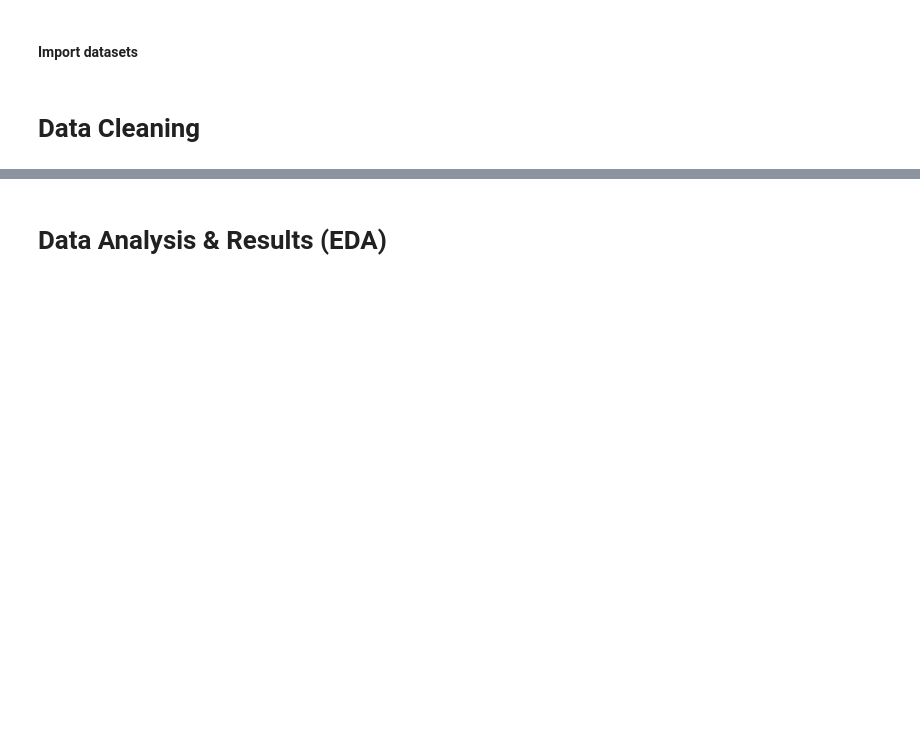
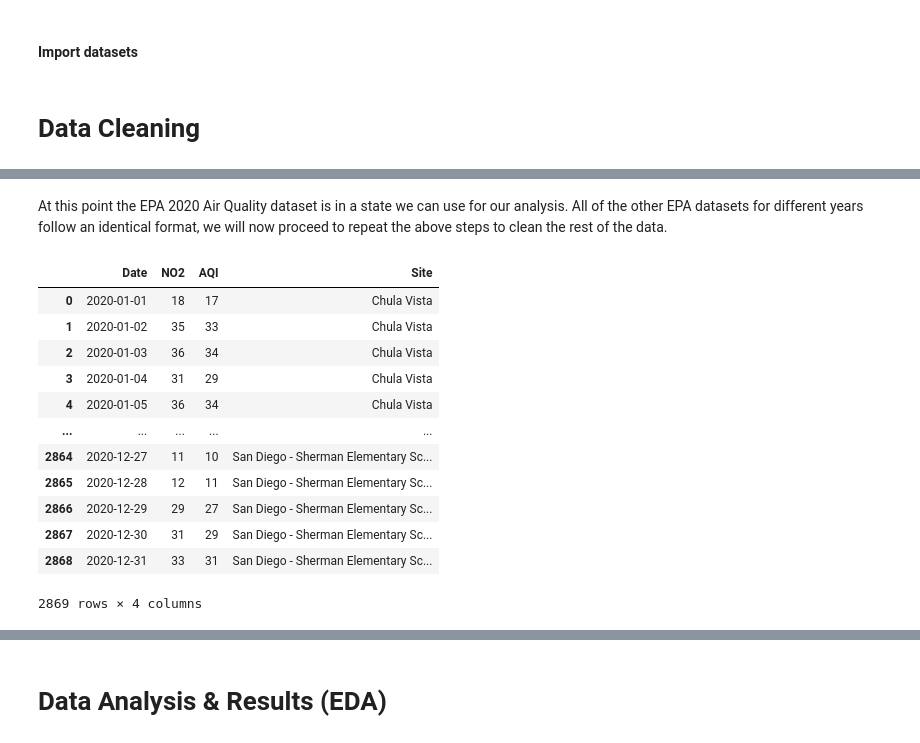
Before and after one commit to av1929/Covid19-AirQuality-SD-counties, a Jupyter notebook: EDACheckpointGroup062-Wi22.ipynb, the cells around one changed output, grey strips where cells are left out. Saved outputs shown, nothing was run; the diff lists cells and outputs as text; code cells hidden in the pictures; blank space fills up the shorter version.

```diff
--- a/EDACheckpointGroup062-Wi22.ipynb
+++ b/EDACheckpointGroup062-Wi22.ipynb
@@ -54,0 +192,34 @@ Describe your data cleaning steps here.
+# %%
+same_value_list = ['COUNTY', 'COUNTY_CODE','STATE','STATE_CODE','CBSA_NAME','CBSA_CODE','AQS_PARAMETER_DESC','AQS_PARAMETER_CODE','UNITS','Source']
+not_used_list = ['SITE_LATITUDE','SITE_LONGITUDE','Site ID','POC','PERCENT_COMPLETE','DAILY_OBS_COUNT']
+updated_labels = {'Daily Max 1-hour NO2 Concentration': 'NO2', 'DAILY_AQI_VALUE': 'AQI', 'Site Name': 'Site'}
+# %%
+# Drop columns that contain only a single value
+epa2020_df = epa2020_df.drop(same_value_list, axis = 1)
+
+# Drop columns that are not going to be used
+epa2020_df = epa2020_df.drop(not_used_list, axis = 1)
+
+# Rename columns
+epa2020_df = epa2020_df.rename(columns=updated_labels)
+
+# Convert date to datetime object
+epa2020_df['Date'] = pd.to_datetime(epa2020_df['Date'])
+# %% [markdown]
+At this point the EPA 2020 Air Quality dataset is in a state we can use for our analysis. All of the other EPA datasets for different years follow an identical format, we will now proceed to repeat the above steps to clean the rest of the data.
+# %%
+epa2020_df
+# %% [output]
+|  | Date | NO2 | AQI | Site |
+| 0 | 2020-01-01 | 18 | 17 | Chula Vista |
+| 1 | 2020-01-02 | 35 | 33 | Chula Vista |
+| 2 | 2020-01-03 | 36 | 34 | Chula Vista |
+| 3 | 2020-01-04 | 31 | 29 | Chula Vista |
+| 4 | 2020-01-05 | 36 | 34 | Chula Vista |
+| ... | ... | ... | ... | ... |
+| 2864 | 2020-12-27 | 11 | 10 | San Diego - Sherman Elementary Sc... |
+| 2865 | 2020-12-28 | 12 | 11 | San Diego - Sherman Elementary Sc... |
+| 2866 | 2020-12-29 | 29 | 27 | San Diego - Sherman Elementary Sc... |
+| 2867 | 2020-12-30 | 31 | 29 | San Diego - Sherman Elementary Sc... |
+| 2868 | 2020-12-31 | 33 | 31 | San Diego - Sherman Elementary Sc... |
+2869 rows × 4 columns
```
Also changed, not shown: parts of 29 cells of this notebook.
